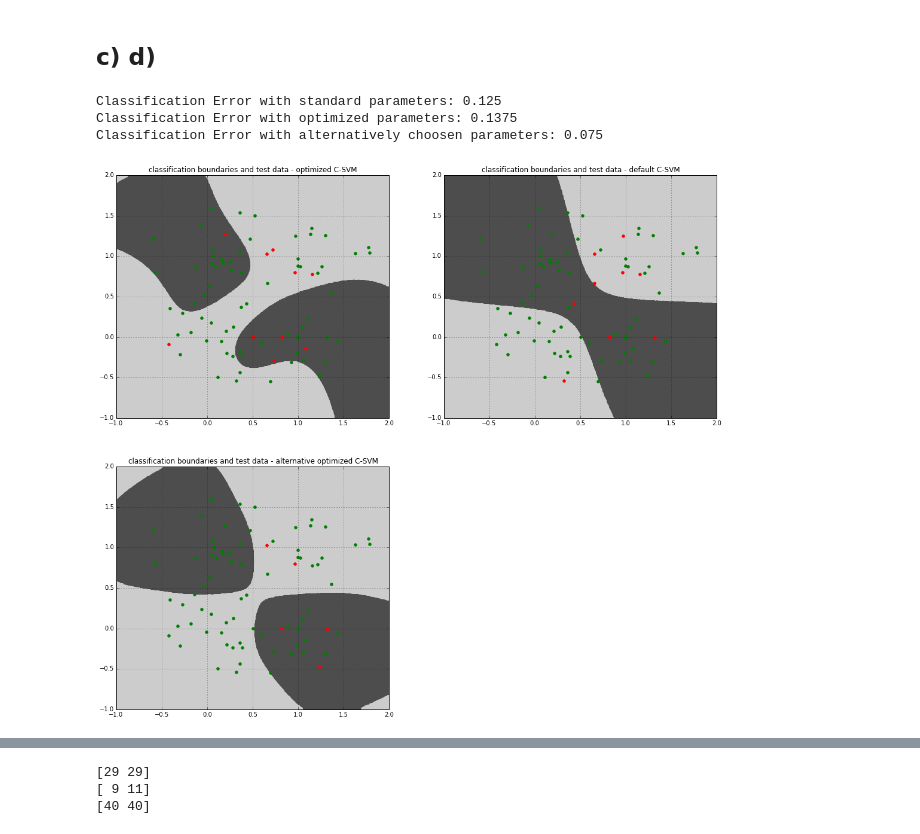
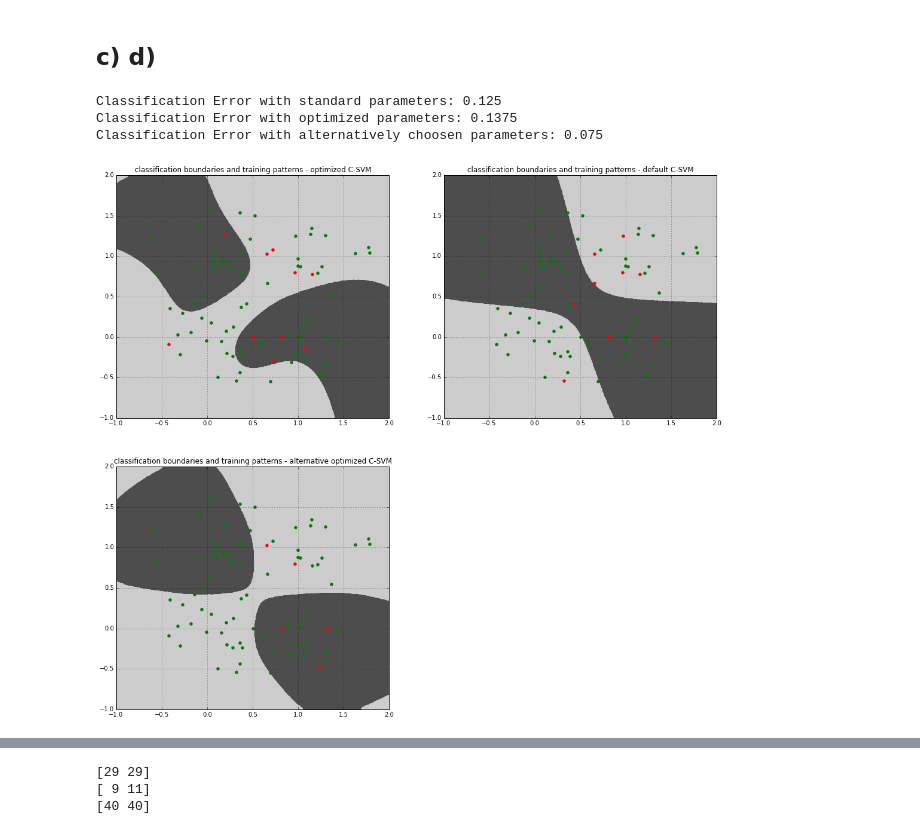
Before and after one commit to hielsnoppe/edu-mi1, a Jupyter notebook: ex9/93_94.ipynb, the cells around one changed output, grey strips where cells are left out. Saved outputs shown, nothing was run; the diff lists cells and outputs as text; code cells hidden in the pictures.

```diff
--- a/ex9/93_94.ipynb
+++ b/ex9/93_94.ipynb
@@ -256,43 +256,43 @@ plt.scatter(postest[:,0],postest[:,1],color='g')
 plt.scatter(negtest[:,0],negtest[:,1],color='r')
 plt.xlim((-1,2))
 plt.ylim((-1,2))
-plt.title('classification boundaries and test data - default C-SVM')
+plt.title('classification boundaries and training patterns - default C-SVM')
 plt.grid()
 
 plt.subplot(2,2,1)
 plt.scatter(neggridOpt[:,0],neggridOpt[:,1],color='0.3')
 plt.scatter(posgridOpt[:,0],posgridOpt[:,1],color='0.8')
 plt.scatter(postestOpt[:,0],postestOpt[:,1],color='g')
 plt.scatter(negtestOpt[:,0],negtestOpt[:,1],color='r')
 plt.xlim((-1,2))
 plt.ylim((-1,2))
-plt.title('classification boundaries and test data - optimized C-SVM')
+plt.title('classification boundaries and training patterns - optimized C-SVM')
 plt.grid()
 
 plt.subplot(2,2,3)
 plt.scatter(neggridAlt[:,0],neggridAlt[:,1],color='0.3')
 plt.scatter(posgridAlt[:,0],posgridAlt[:,1],color='0.8')
 plt.scatter(postestAlt[:,0],postestAlt[:,1],color='g')
 plt.scatter(negtestAlt[:,0],negtestAlt[:,1],color='r')
 plt.xlim((-1,2))
 plt.ylim((-1,2))
-plt.title('classification boundaries and test data - alternative optimized C-SVM')
+plt.title('classification boundaries and training patterns - alternative optimized C-SVM')
 plt.grid()
 
 lossfctOpt = np.array([successOpt==0]).astype(int)
 lossfctAlt = np.array([successAlt==0]).astype(int)
 
 ClassificationErrorOpt = np.sum(lossfctOpt)/80
 ClassificationErrorAlt = np.sum(lossfctAlt)/80
 
 print('Classification Error with standard parameters:', ClassificationError)
 print('Classification Error with optimized parameters:', ClassificationErrorOpt)
 print('Classification Error with alternatively choosen parameters:', ClassificationErrorAlt)
 # %% [output]
 Classification Error with standard parameters: 0.125
 Classification Error with optimized parameters: 0.1375
 Classification Error with alternatively choosen parameters: 0.075
-[figure, old version]
+[figure, new version]
 # %% [markdown]
 # e)
 
```
Also changed, not shown: parts of 1 cell of this notebook, 5 other files.
